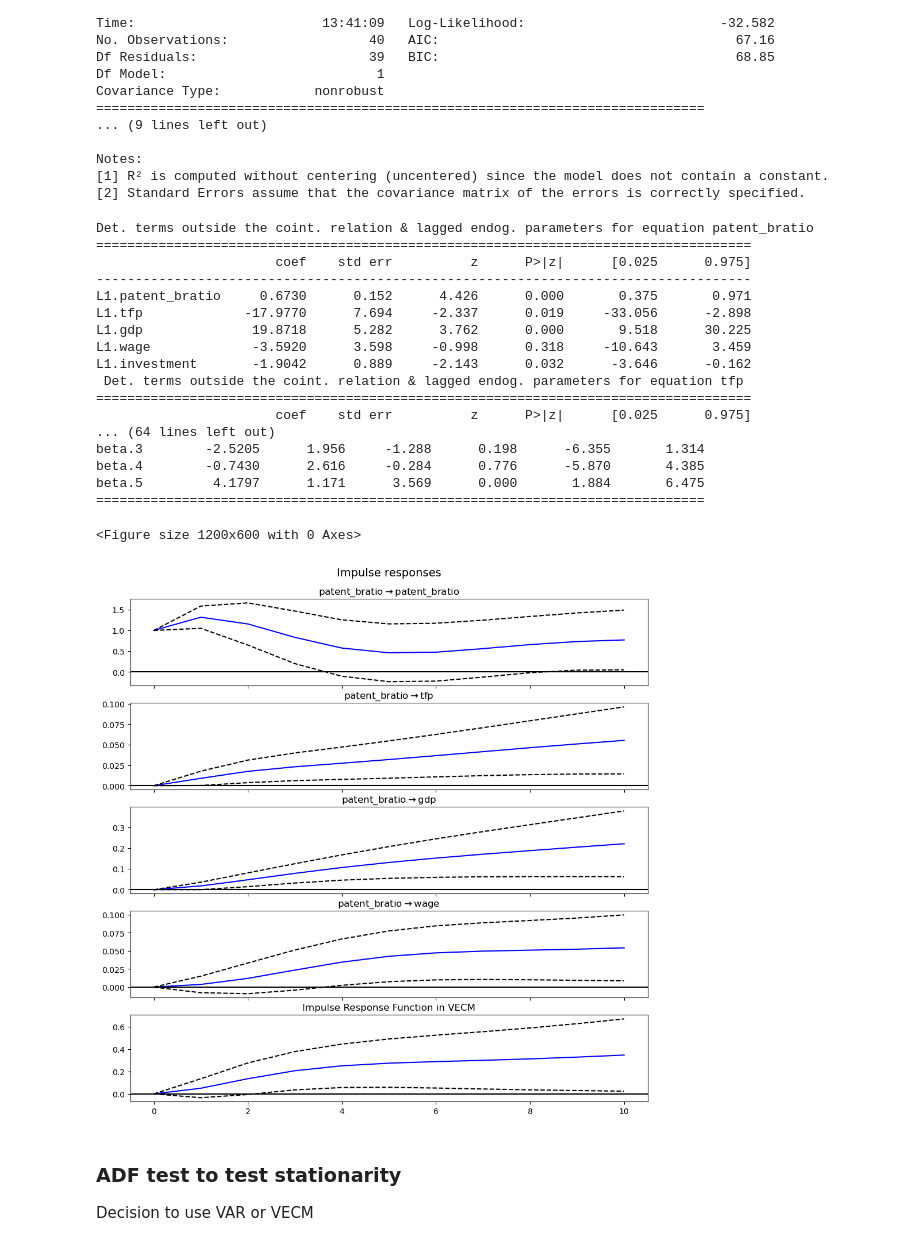
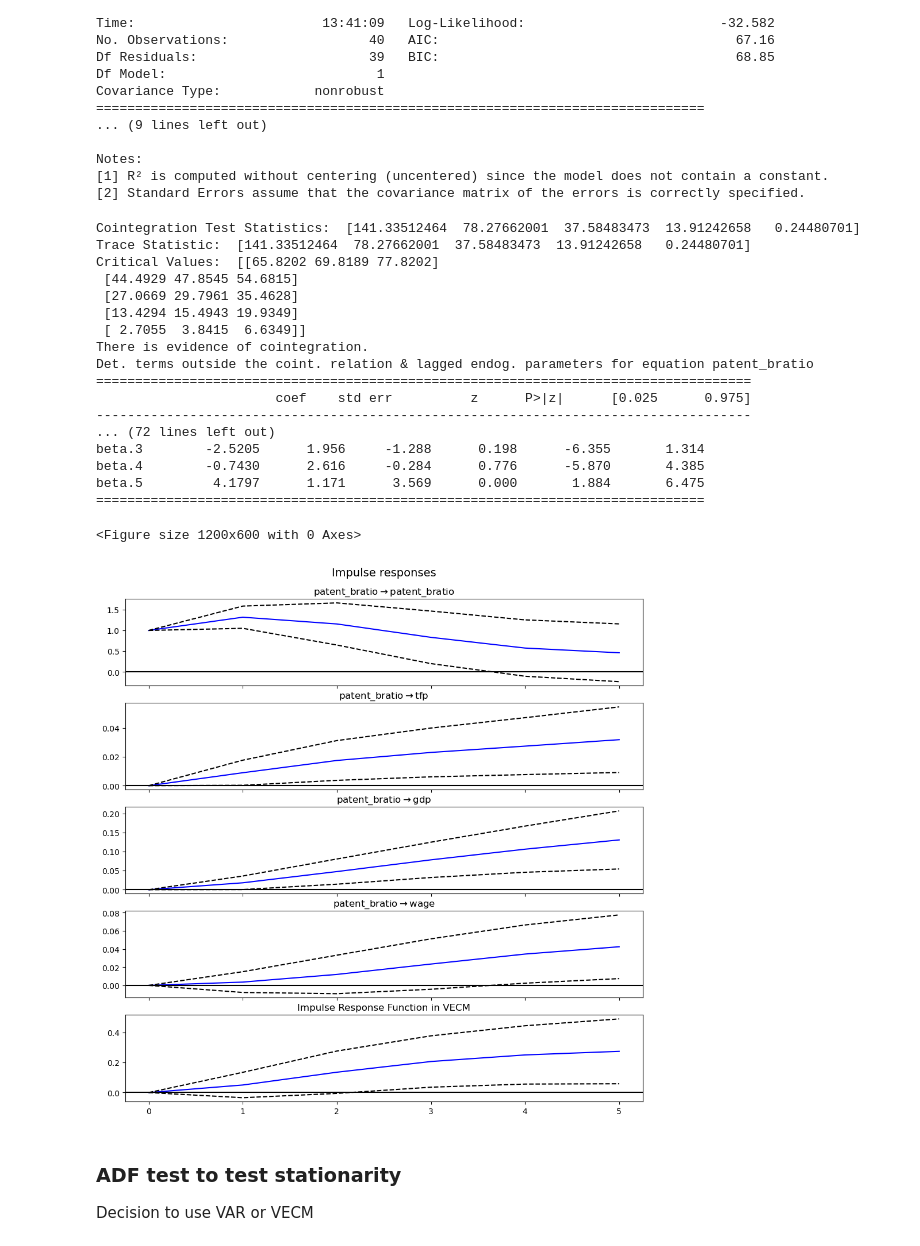
Before and after one commit to yueyun-zhang/InnovationEconomics-Exploration, a Jupyter notebook: Basic Research/Basic Research - VAR.ipynb, the cells around one changed output. Cells and saved outputs as stored; diff of their text form; code cells hidden in the pictures.

```diff
--- a/Basic Research/Basic Research - VAR.ipynb
+++ b/Basic Research/Basic Research - VAR.ipynb
@@ -425,47 +425,58 @@ Notes:
 # %%
 import numpy as np
 import pandas as pd
+import statsmodels
 import statsmodels.api as sm
 import matplotlib.pyplot as plt
 
 # Johansen Cointegration Test
 df = data[['patent_bratio', 'tfp', 'gdp', 'wage', 'investment']]
 
+coint_test = statsmodels.tsa.vector_ar.vecm.coint_johansen(df, det_order=0, k_ar_diff=3)
+coint_rank = coint_test.lr1  # Test statistic for the rank of cointegration space
+print("Cointegration Test Statistics: ", coint_rank)
+print("Trace Statistic: ", coint_test.lr1)
+print("Critical Values: ", coint_test.cvt)
 
+# Check if there is cointegration
+if (coint_test.lr1 > coint_test.cvt[0, 1]).any():
+    print("There is evidence of cointegration.")
+else:
+    print("No evidence of cointegration.")
 
 # Fit VECM based on the cointegration rank
-vecm_model = sm.tsa.VECM(df, coint_rank=1)  # Adjust coint_rank as necessary
+vecm_model = sm.tsa.VECM(df, coint_rank=1, k_ar_diff=1)  # Adjust coint_rank as necessary
 vecm_result = vecm_model.fit()
 
 # Summary of VECM results
 print(vecm_result.summary())
 
 # Impulse Response Functions
-irf = vecm_result.irf(10)  # 10 periods ahead
+irf = vecm_result.irf(5)  # 10 periods ahead
 plt.figure(figsize=(12, 6))
 irf.plot(impulse='patent_bratio')
 plt.title('Impulse Response Function in VECM')
 plt.show()
 # %% [output]
+Cointegration Test Statistics:  [141.33512464  78.27662001  37.58483473  13.91242658   0.24480701]
+Trace Statistic:  [141.33512464  78.27662001  37.58483473  13.91242658   0.24480701]
+Critical Values:  [[65.8202 69.8189 77.8202]
+ [44.4929 47.8545 54.6815]
+ [27.0669 29.7961 35.4628]
+ [13.4294 15.4943 19.9349]
+ [ 2.7055  3.8415  6.6349]]
+There is evidence of cointegration.
 Det. terms outside the coint. relation & lagged endog. parameters for equation patent_bratio
 ====================================================================================
                        coef    std err          z      P>|z|      [0.025      0.975]
 ------------------------------------------------------------------------------------
-L1.patent_bratio     0.6730      0.152      4.426      0.000       0.375       0.971
-L1.tfp             -17.9770      7.694     -2.337      0.019     -33.056      -2.898
-L1.gdp              19.8718      5.282      3.762      0.000       9.518      30.225
-L1.wage             -3.5920      3.598     -0.998      0.318     -10.643       3.459
-L1.investment       -1.9042      0.889     -2.143      0.032      -3.646      -0.162
- Det. terms outside the coint. relation & lagged endog. parameters for equation tfp
-====================================================================================
-                       coef    std err          z      P>|z|      [0.025      0.975]
-... (64 lines left out)
+... (72 lines left out)
 beta.3        -2.5205      1.956     -1.288      0.198      -6.355       1.314
 beta.4        -0.7430      2.616     -0.284      0.776      -5.870       4.385
 beta.5         4.1797      1.171      3.569      0.000       1.884       6.475
 ==============================================================================
 <Figure size 1200x600 with 0 Axes>
-[figure, old version]
+[figure, new version]
 # %% [markdown]
 ### ADF test to test stationarity
 Decision to use VAR or VECM
```
Also changed, not shown: parts of 2 cells of this notebook.
